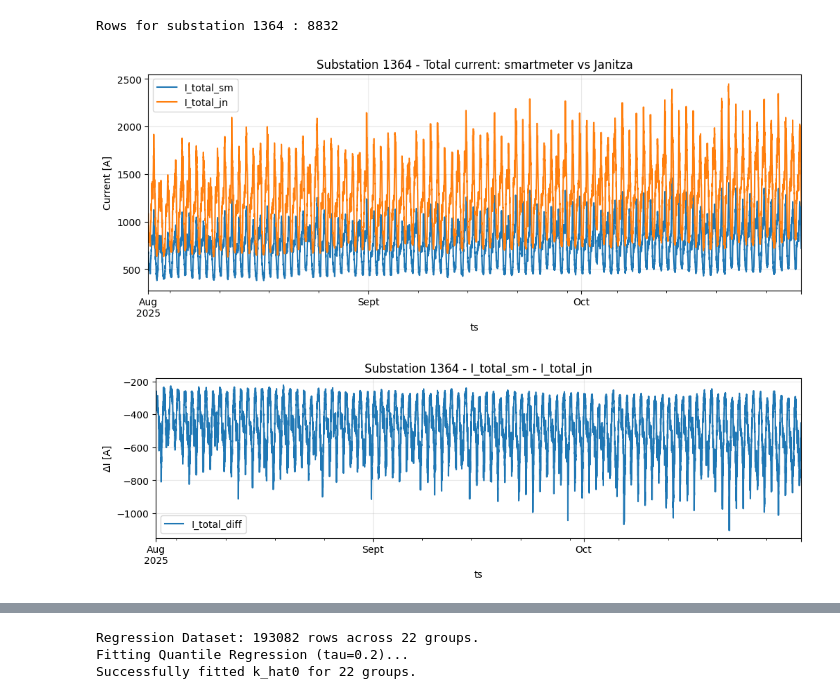
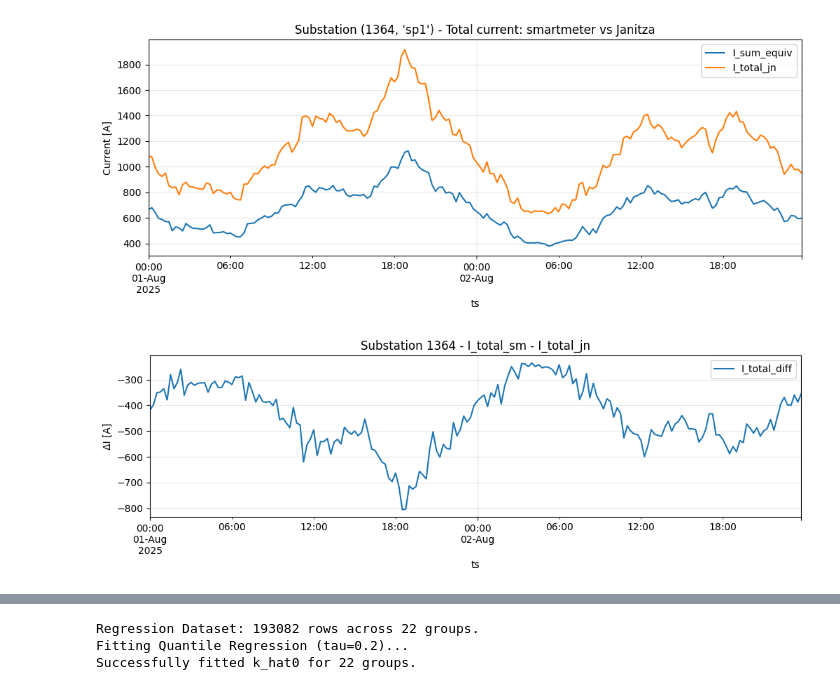
Before and after one commit to MindisBlank/Jasonaq_thesis, a Jupyter notebook: notebooks/smartmeter_vs_janitza.ipynb, the cells around one changed output, grey strips where cells are left out. Drawn from its saved outputs; the diff is of its cells as text; code cells hidden in the pictures.

```diff
--- a/notebooks/smartmeter_vs_janitza.ipynb
+++ b/notebooks/smartmeter_vs_janitza.ipynb
@@ -755,7 +755,7 @@ def fit_k_no_intercept(df_reg, tau=0.20, min_points=200):
 # %%
 ## Load + preprocess + align time bins (this is the "make the join trustworthy" section)
 #################################################################################################################
-sm_current_path = "../data/smartmeter_15min_all_by_transformer_20250801_20251101_['LPQ_Current_L1_AVG', 'LPQ_Current_L2_AVG', 'LPQ_Current_L3_AVG'].parquet"
+sm_current_path = "../data/smartmeter_15min_all_by_transformer_20250801_20251101_['LPQ_Current_L1_AVG', 'LPQ_Current_L2_AVG', 'LPQ_Current_L3_AVG']_NEWMETH.parquet"#"../data/smartmeter_15min_all_by_transformer_20250801_20251101_['LPQ_Current_L1_AVG', 'LPQ_Current_L2_AVG', 'LPQ_Current_L3_AVG'].parquet"
 jn_current_path ="../data/all_substations_current_202508-202511.parquet" #"../data/janitza_3phase_I_by_transformer_20250801_0000_20251101_0000.parquet"
 #"../data/janitza_3phase_I_by_transformer_20250801_0000_20251101_0000.parquet"
 # Read raw parquet outputs
@@ -917,34 +918,41 @@ Merged shape: (449151, 17)
 # %%
-sub = 1364  # change this to whatever you want
+# --- 1. SET YOUR CONFIGURATION HERE ---
+sub = 1364   # change this to whatever you want
 trafo = "sp1"
+
+# Set your date range (YYYY-MM-DD or YYYY-MM-DD HH:MM:SS)
+start_date = "2025-08-01"
+end_date = "2025-08-02"
+
+# --- 2. CREATE DATAFRAME ---
 sub_df = (
     df_merged[(df_merged["substation_id"] == sub) & (df_merged["transformer"] == trafo)]
     .set_index("ts")
+    .sort_index()          # Ensure index is sorted for slicing to work reliably
+    .loc[start_date:end_date] # Filter by the date range
 )
 
 
-print("Rows for substation", sub, ":", sub_df.shape[0])
-sub_df[["I_total_sm", "I_total_jn", "I_total_diff"]].head()
-
-ax = sub_df[["I_total_sm", "I_total_jn"]].plot(
+# Plot 1: Total Current
+ax = sub_df[["I_sum_equiv", "I_total_jn"]].plot(
     figsize=(12, 4),
-    title=f"Substation {sub} - Total current: smartmeter vs Janitza",
+    title=f"Substation {sub,trafo} - Total current: smartmeter vs Janitza",
 )
 ax.set_ylabel("Current [A]")
 ax.grid(True, alpha=0.3)
 plt.show()
 
+# Plot 2: Difference
 ax2 = sub_df[["I_total_diff"]].plot(
     figsize=(12, 3),
     title=f"Substation {sub} - I_total_sm - I_total_jn",
 )
 ax2.set_ylabel("ΔI [A]")
 ax2.grid(True, alpha=0.3)
 plt.show()
 # %% [output]
-Rows for substation 1364 : 8832
-[figure, old version]
+[figure, new version]
-[figure, old version]
+[figure, new version]
 # %%
 # COMMAND ----------
 
```
Also changed, not shown: parts of 3 cells of this notebook, 8 other files.
